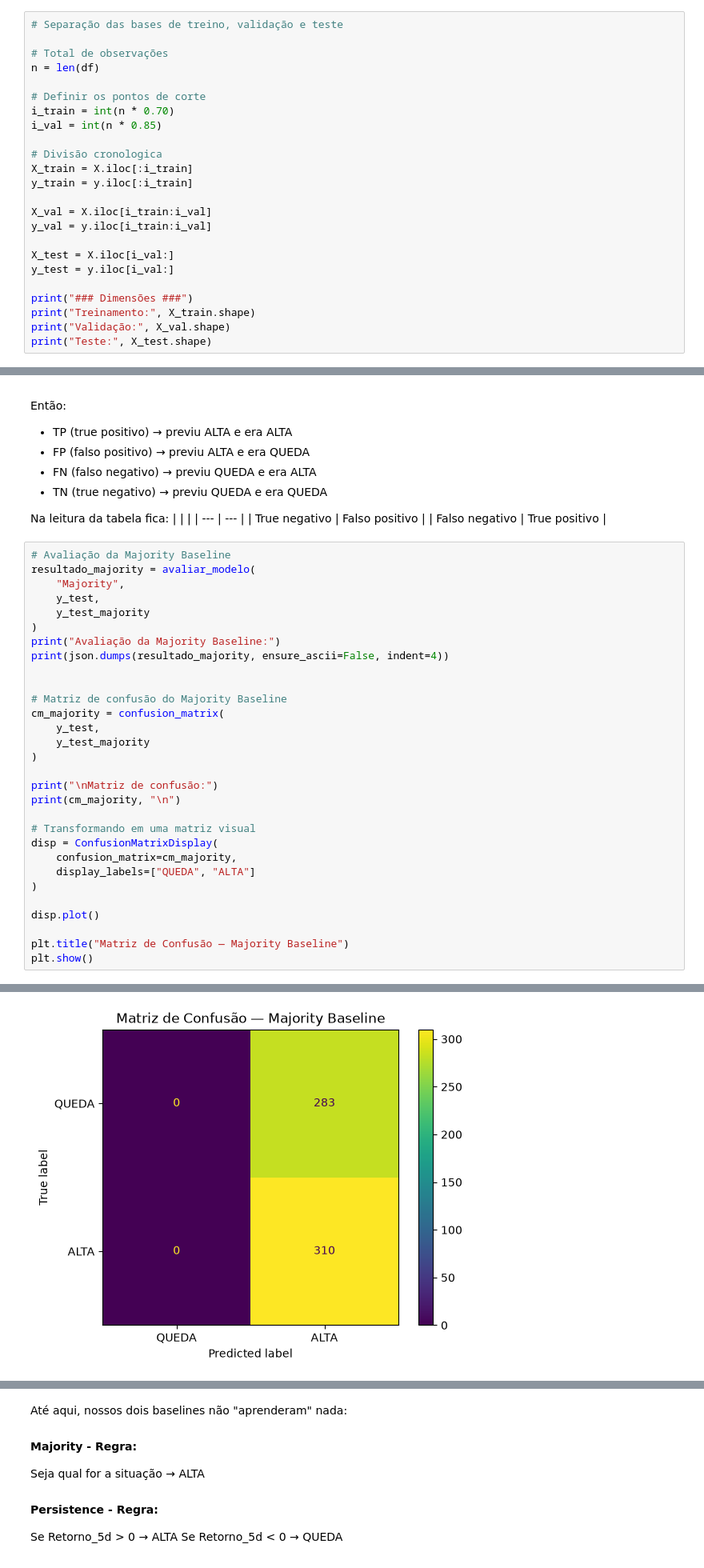
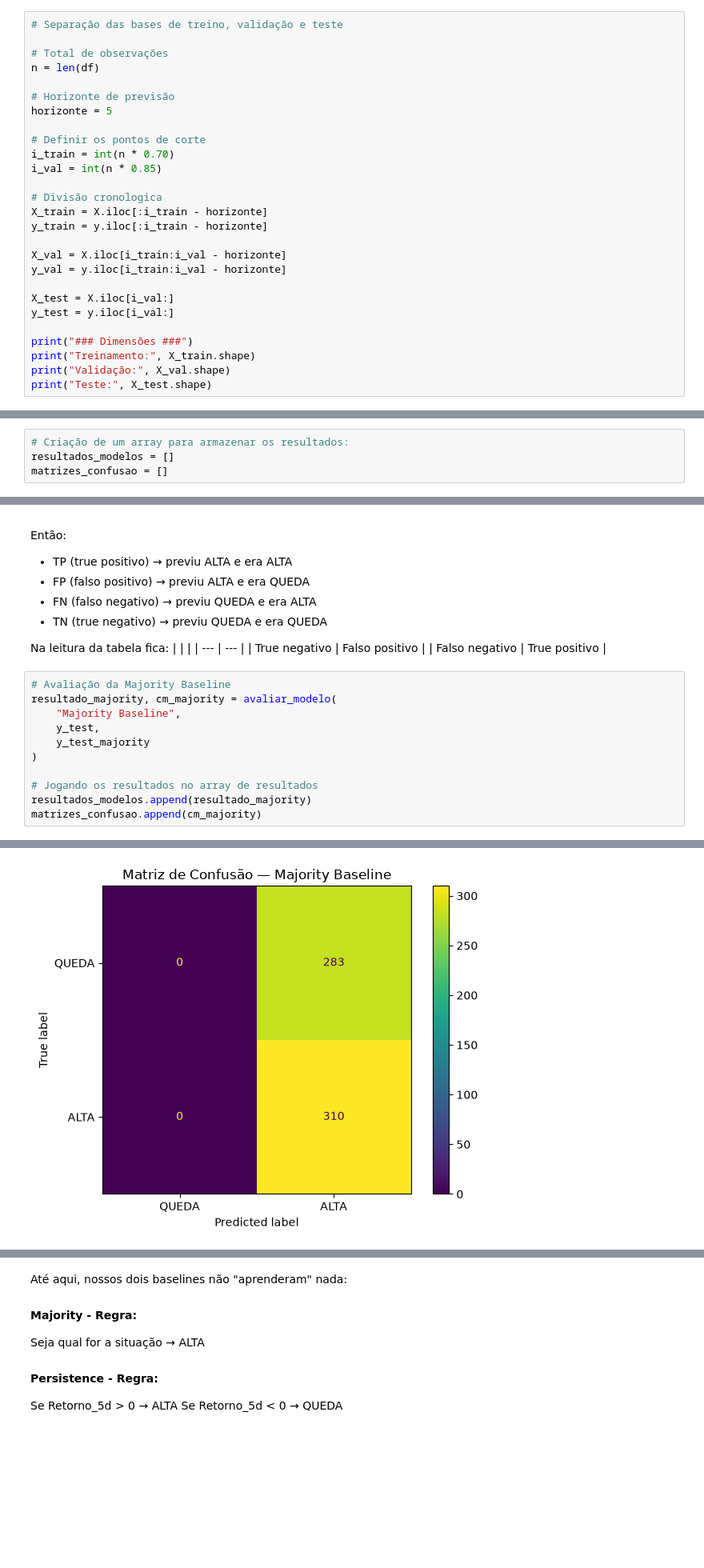
Before and after one commit to mdsl1/classificacao-direcao-ibovespa, a Jupyter notebook: notebooks/03_modelagem_avaliacao.ipynb, the cells around one changed output, grey strips where cells are left out. Shown at 80% size. Saved outputs shown, nothing was run; the diff lists cells and outputs as text; blank space fills up the shorter version.

```diff
--- a/notebooks/03_modelagem_avaliacao.ipynb
+++ b/notebooks/03_modelagem_avaliacao.ipynb
@@ -134,16 +146,19 @@ Dimensão de y: (3950,)
 # Total de observações
 n = len(df)
 
+# Horizonte de previsão
+horizonte = 5
+
 # Definir os pontos de corte
 i_train = int(n * 0.70)
 i_val = int(n * 0.85)
 
 # Divisão cronologica
-X_train = X.iloc[:i_train]
-y_train = y.iloc[:i_train]
+X_train = X.iloc[:i_train - horizonte]
+y_train = y.iloc[:i_train - horizonte]
 
-X_val = X.iloc[i_train:i_val]
-y_val = y.iloc[i_train:i_val]
+X_val = X.iloc[i_train:i_val - horizonte]
+y_val = y.iloc[i_train:i_val - horizonte]
 
 X_test = X.iloc[i_val:]
 y_test = y.iloc[i_val:]
@@ -221,6 +236,10 @@ Direcao_Futura
 ALTA     52.28
 QUEDA    47.72
 Name: proportion, dtype: float64
+# %%
+# Criação de um array para armazenar os resultados:
+resultados_modelos = []
+matrizes_confusao = []
 # %% [markdown]
 ### Antes dos modelos de ML, precisamos estabelecer algumas referências.
 
@@ -306,32 +297,13 @@ Na leitura da tabela fica:
 | Falso negativo | True positivo |
 # %%
 # Avaliação da Majority Baseline
-resultado_majority = avaliar_modelo(
-    "Majority",
-    y_test,
-    y_test_majority
-)
-print("Avaliação da Majority Baseline:")
-print(json.dumps(resultado_majority, ensure_ascii=False, indent=4))
-
-
-# Matriz de confusão do Majority Baseline
-cm_majority = confusion_matrix(
+resultado_majority, cm_majority = avaliar_modelo(
+    "Majority Baseline",
     y_test,
     y_test_majority
 )
 
-print("\nMatriz de confusão:")
-print(cm_majority, "\n")
-
-# Transformando em uma matriz visual
-disp = ConfusionMatrixDisplay(
-    confusion_matrix=cm_majority,
-    display_labels=["QUEDA", "ALTA"]
-)
-
-disp.plot()
-
-plt.title("Matriz de Confusão — Majority Baseline")
-plt.show()
+# Jogando os resultados no array de resultados
+resultados_modelos.append(resultado_majority)
+matrizes_confusao.append(cm_majority)
 # %% [output]
@@ -341,13 +313,13 @@ Avaliação da Majority Baseline:
     "balanced_accuracy": 0.5,
     "precision_high": 0.5227655986509275,
     "recall_high": 1.0,
     "f1_high": 0.6866002214839424
 }
 
 Matriz de confusão:
 [[  0 283]
  [  0 310]]
-[figure, old version]
+[figure, new version]
 # %% [markdown]
 ### Segunda Referencia: Persistence Baseline
 
```
Also changed, not shown: parts of 28 cells of this notebook, 7 other files.
